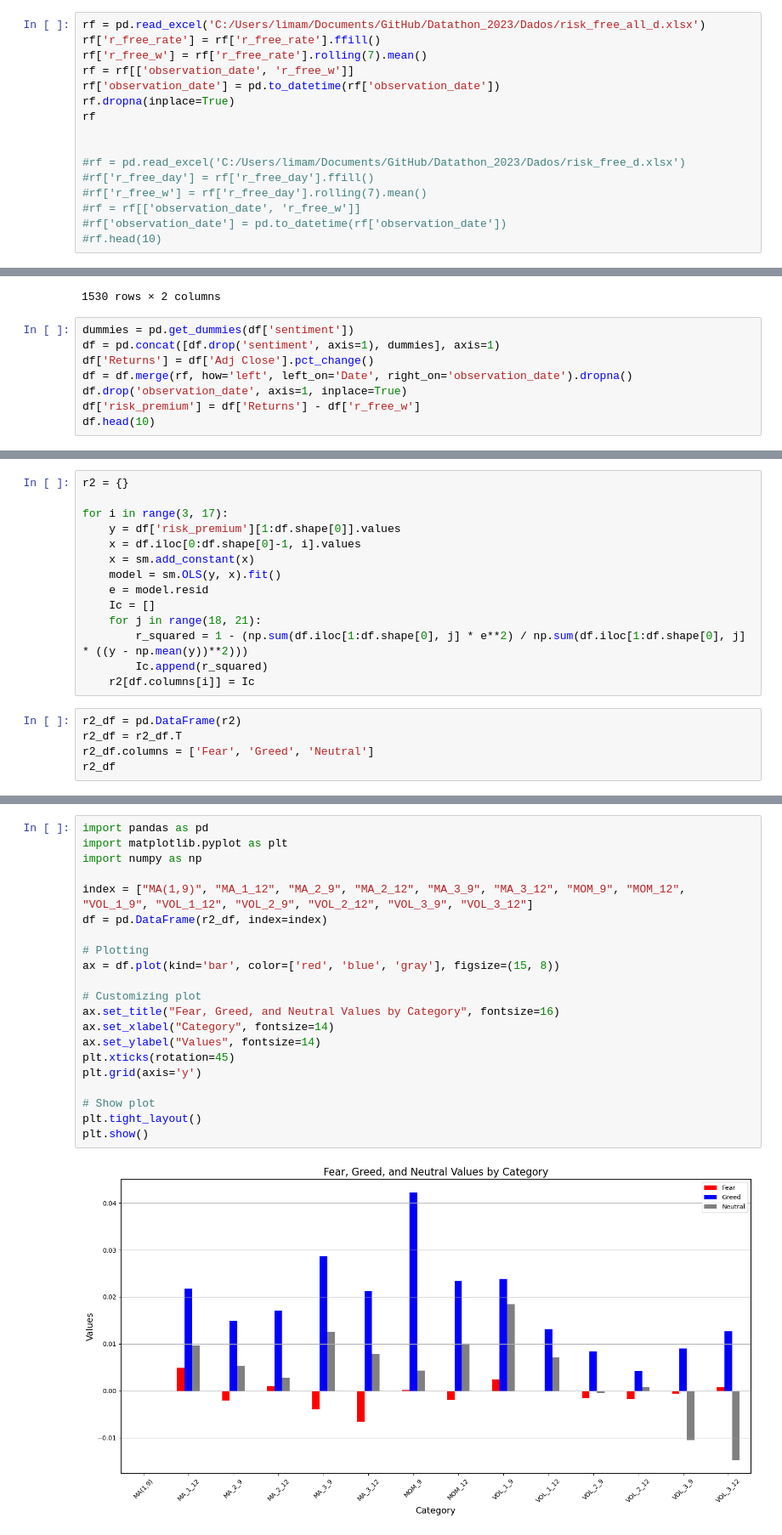
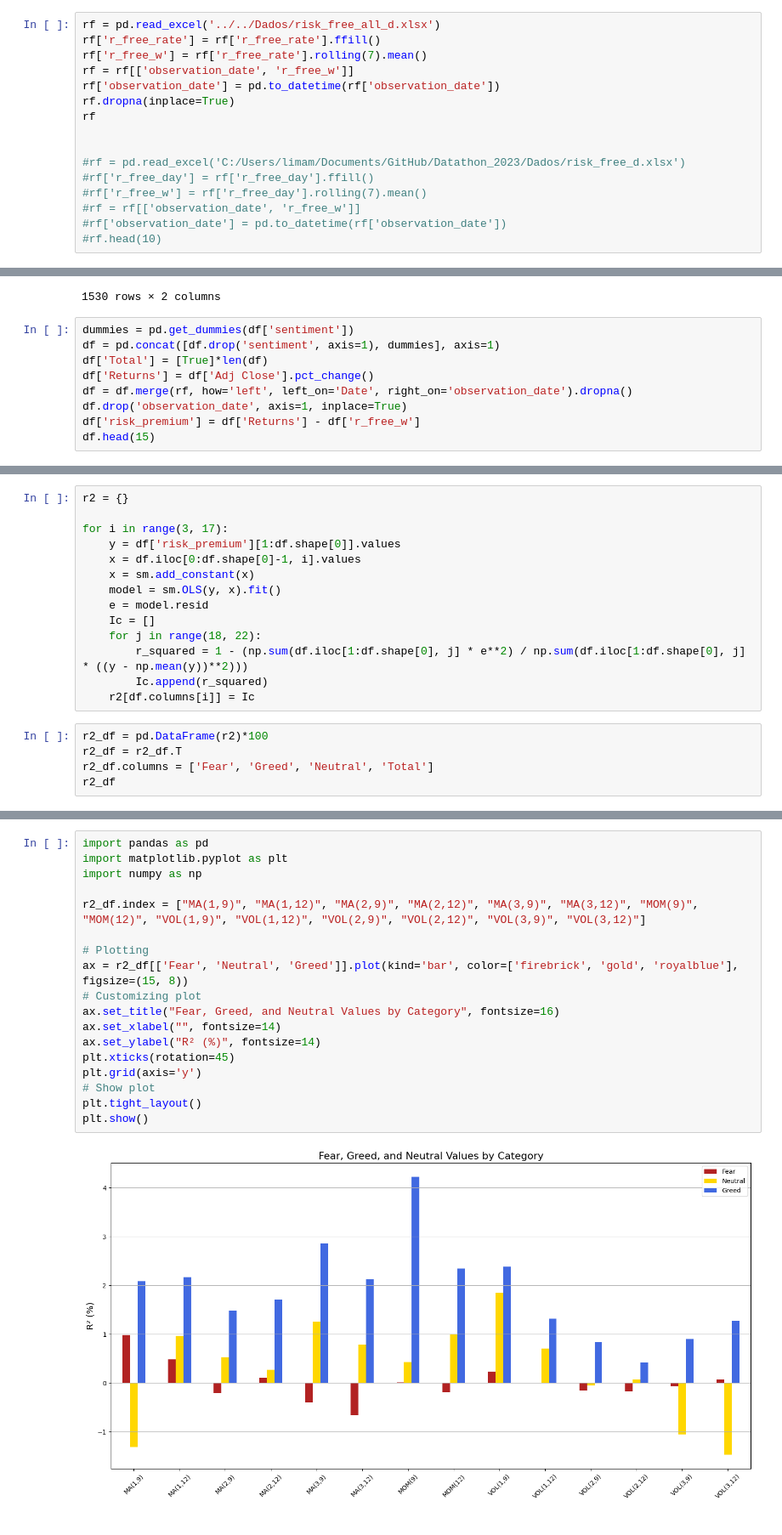
Before and after one commit to Matias-Lima/Datathon, a Jupyter notebook: Code/Python/R-squared disentangled_3.ipynb, the cells around one changed output, grey strips where cells are left out. Shown at 85% size. Saved outputs shown, nothing was run; the diff lists cells and outputs as text.

```diff
--- a/Code/Python/R-squared disentangled_3.ipynb
+++ b/Code/Python/R-squared disentangled_3.ipynb
@@ -103,7 +103,7 @@ df
 | 434 | 2023-06-26 | 30620.769531 | 106681707513 | 1 | 1 | 1 | 1 | 1 | 1 | 1 | 1 | ... |
 280 rows × 19 columns
 # %%
-rf = pd.read_excel('C:/Users/limam/Documents/GitHub/Datathon_2023/Dados/risk_free_all_d.xlsx')
+rf = pd.read_excel('../../Dados/risk_free_all_d.xlsx')
 rf['r_free_rate'] = rf['r_free_rate'].ffill()
 rf['r_free_w'] = rf['r_free_rate'].rolling(7).mean()
 rf = rf[['observation_date', 'r_free_w']]
@@ -135,11 +135,12 @@ rf
 # %%
 dummies = pd.get_dummies(df['sentiment'])
 df = pd.concat([df.drop('sentiment', axis=1), dummies], axis=1)
+df['Total'] = [True]*len(df)
 df['Returns'] = df['Adj Close'].pct_change()
 df = df.merge(rf, how='left', left_on='Date', right_on='observation_date').dropna()
 df.drop('observation_date', axis=1, inplace=True)
 df['risk_premium'] = df['Returns'] - df['r_free_w']
-df.head(10)
+df.head(15)
 # %% [output]
 |  | Date | Adj Close | Volume | MA_1_9 | MA_1_12 | MA_2_9 | MA_2_12 | MA_3_9 | MA_3_12 | MOM_9 | ... | ... |
 | 1 | 2018-02-19 | 9664.730469 | 55388419584 | 0 | 0 | 0 | 0 | 0 | 0 | 0 | ... | ... |
@@ -163,13 +169,13 @@ for i in range(3, 17):
     model = sm.OLS(y, x).fit()
     e = model.resid
     Ic = []
-    for j in range(18, 21):
+    for j in range(18, 22):
         r_squared = 1 - (np.sum(df.iloc[1:df.shape[0], j] * e**2) / np.sum(df.iloc[1:df.shape[0], j] * ((y - np.mean(y))**2)))
         Ic.append(r_squared)
     r2[df.columns[i]] = Ic
 # %%
-r2_df = pd.DataFrame(r2)
+r2_df = pd.DataFrame(r2)*100
 r2_df = r2_df.T
-r2_df.columns = ['Fear', 'Greed', 'Neutral']
+r2_df.columns = ['Fear', 'Greed', 'Neutral', 'Total']
 r2_df
 # %% [output]
@@ -191,23 +197,20 @@ r2_df
 # %%
 import pandas as pd
 import matplotlib.pyplot as plt
 import numpy as np
 
-index = ["MA(1,9)", "MA_1_12", "MA_2_9", "MA_2_12", "MA_3_9", "MA_3_12", "MOM_9", "MOM_12", "VOL_1_9", "VOL_1_12", "VOL_2_9", "VOL_2_12", "VOL_3_9", "VOL_3_12"]
-df = pd.DataFrame(r2_df, index=index)
+r2_df.index = ["MA(1,9)", "MA(1,12)", "MA(2,9)", "MA(2,12)", "MA(3,9)", "MA(3,12)", "MOM(9)", "MOM(12)", "VOL(1,9)", "VOL(1,12)", "VOL(2,9)", "VOL(2,12)", "VOL(3,9)", "VOL(3,12)"]
 
 # Plotting
-ax = df.plot(kind='bar', color=['red', 'blue', 'gray'], figsize=(15, 8))
-
+ax = r2_df[['Fear', 'Neutral', 'Greed']].plot(kind='bar', color=['firebrick', 'gold', 'royalblue'], figsize=(15, 8))
 # Customizing plot
 ax.set_title("Fear, Greed, and Neutral Values by Category", fontsize=16)
-ax.set_xlabel("Category", fontsize=14)
-ax.set_ylabel("Values", fontsize=14)
+ax.set_xlabel("", fontsize=14)
+ax.set_ylabel("R² (%)", fontsize=14)
 plt.xticks(rotation=45)
 plt.grid(axis='y')
-
 # Show plot
 plt.tight_layout()
 plt.show()
 # %% [output]
-[figure, old version]
+[figure, new version]
```
Also changed, not shown: parts of 4 cells of this notebook, 5 other files.
